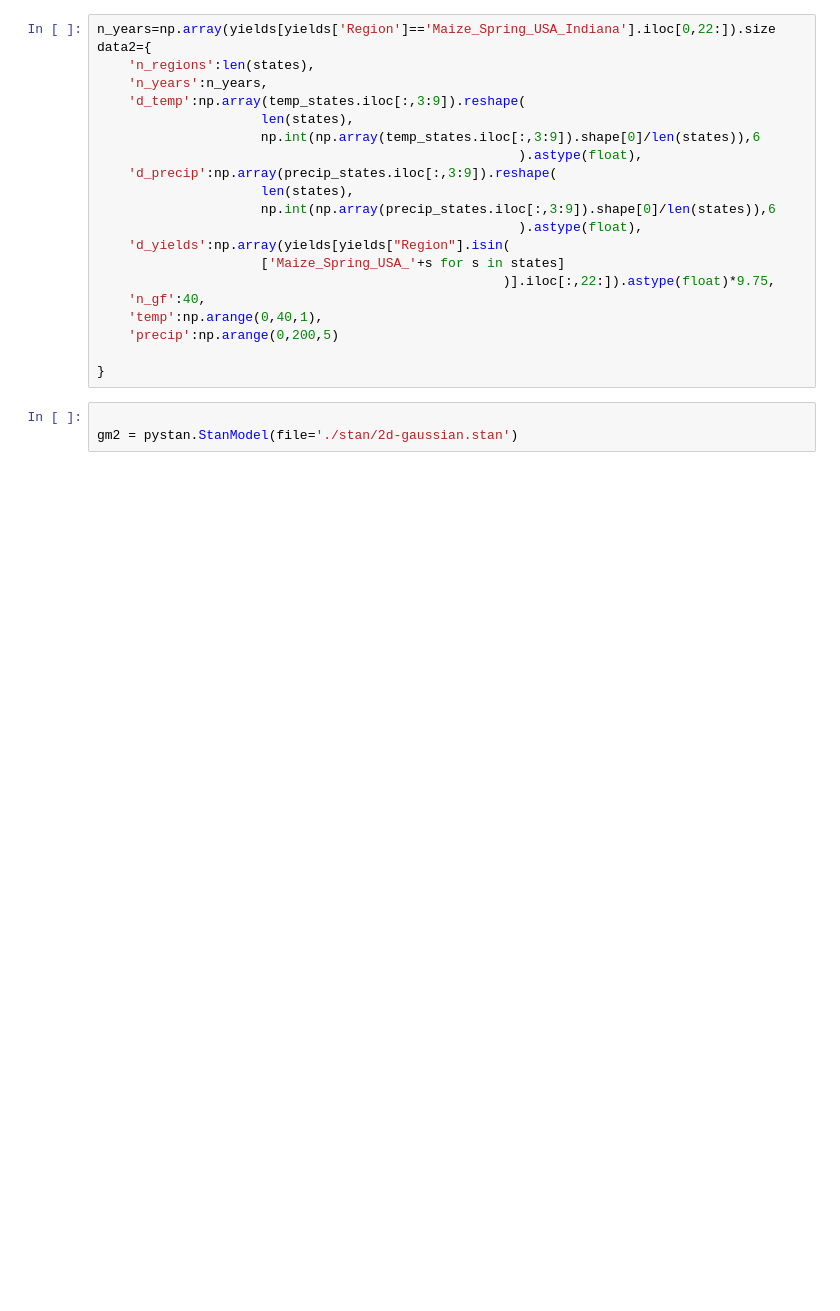
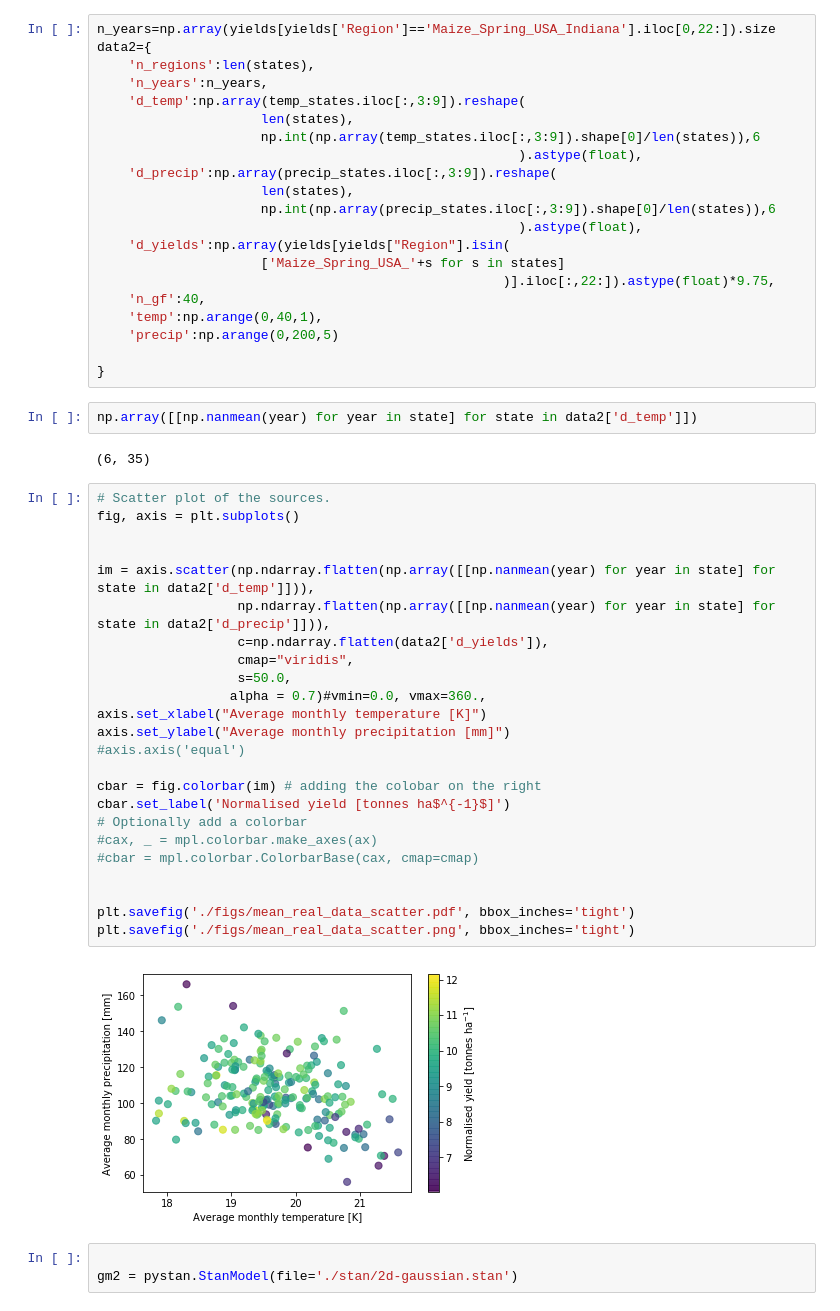
Before and after one commit to AnisaAubin/facynation, a Jupyter notebook: 8_mean_yield_fracs.ipynb, the cells around one changed output. Saved outputs shown, nothing was run; the diff lists cells and outputs as text; blank space fills up the shorter version.

```diff
--- a/8_mean_yield_fracs.ipynb
+++ b/8_mean_yield_fracs.ipynb
@@ -699,6 +699,36 @@ data2={
     'precip':np.arange(0,200,5)
 
 }
+# %%
+np.array([[np.nanmean(year) for year in state] for state in data2['d_temp']])
+# %% [output]
+(6, 35)
+# %%
+# Scatter plot of the sources.
+fig, axis = plt.subplots()
+
+
+im = axis.scatter(np.ndarray.flatten(np.array([[np.nanmean(year) for year in state] for state in data2['d_temp']])),
+                  np.ndarray.flatten(np.array([[np.nanmean(year) for year in state] for state in data2['d_precip']])),
+                  c=np.ndarray.flatten(data2['d_yields']),
+                  cmap="viridis",
+                  s=50.0,
+                 alpha = 0.7)#vmin=0.0, vmax=360.,
+axis.set_xlabel("Average monthly temperature [K]")
+axis.set_ylabel("Average monthly precipitation [mm]")
+#axis.axis('equal')
+
+cbar = fig.colorbar(im) # adding the colobar on the right
+cbar.set_label('Normalised yield [tonnes ha$^{-1}$]')
+# Optionally add a colorbar
+#cax, _ = mpl.colorbar.make_axes(ax)
+#cbar = mpl.colorbar.ColorbarBase(cax, cmap=cmap)
+
+
+plt.savefig('./figs/mean_real_data_scatter.pdf', bbox_inches='tight')
+plt.savefig('./figs/mean_real_data_scatter.png', bbox_inches='tight')
+# %% [output]
+[figure, added]
 # %%
 
 gm2 = pystan.StanModel(file='./stan/2d-gaussian.stan')
```
Also changed, not shown: parts of 9 cells of this notebook.
